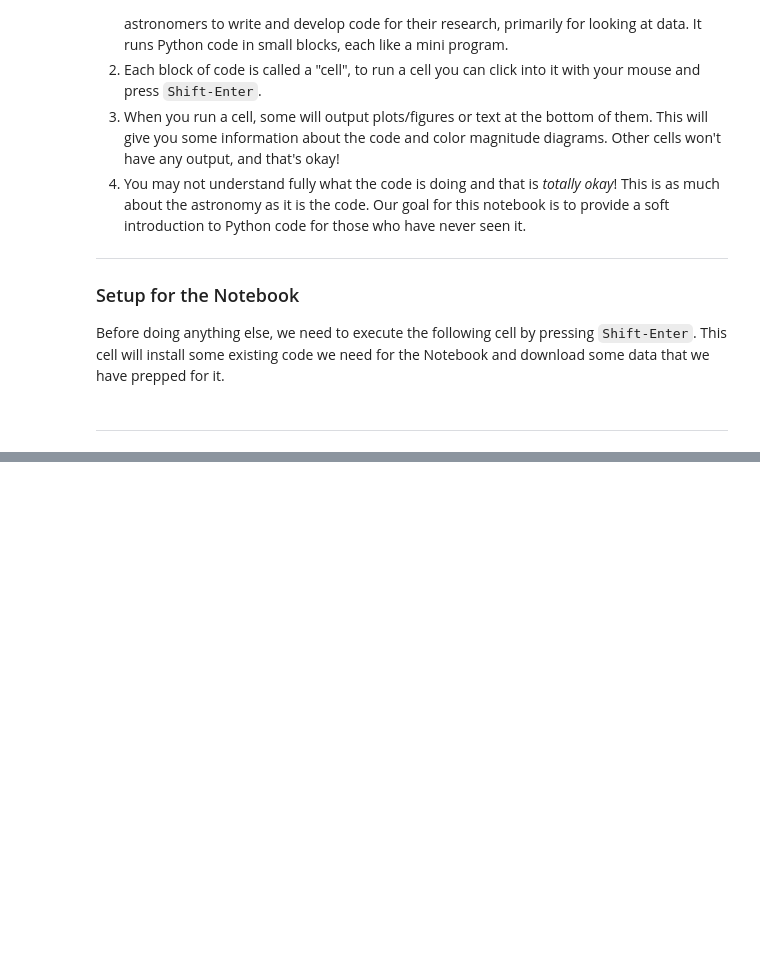
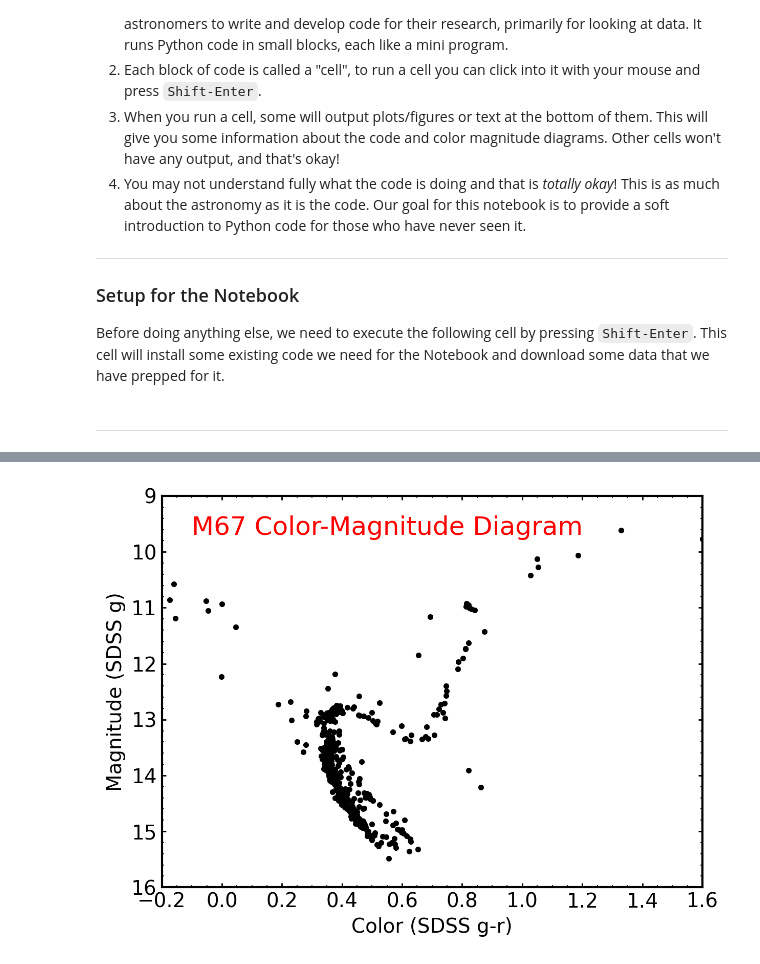
Before and after one commit to noahfranz13/astro-education-nbs, a Jupyter notebook: notebooks/color-magnitude-diagram-activity.ipynb, the cells around one changed output, grey strips where cells are left out. Saved outputs shown, nothing was run; the diff lists cells and outputs as text; code cells hidden in the pictures; blank space fills up the shorter version.

```diff
--- a/notebooks/color-magnitude-diagram-activity.ipynb
+++ b/notebooks/color-magnitude-diagram-activity.ipynb
@@ -137,13 +141,15 @@ To place a text label on a plot, we will use the `write_label` function. To use
 Let's do an example together! Say we want to give the color-magnitude diagram above a "title" that is within the bounds of the figure. Here is how we would do that:
 # %%
 # define the coordinate variable at the x and y position of the label
-coordinate = (-0.1, 9.7)
+title_position = (-0.1, 9.7)
 
 # create the color-magnitude plot so that it draws below this cell
 ax = show_cluster_data()
 
 # now write a label on the color-magnitude plot.
-write_label(*coordinate, "M67 Color-Magnitude Diagram", ax)
+write_label(*title_position, "M67 Color-Magnitude Diagram", ax)
+# %% [output]
+[figure, added]
 # %% [markdown]
 Note that we've saved the plot in the variable "ax" so we also give that to the `write_label` function so it knows _which plot to write the text on_.
 
```
Also changed, not shown: parts of 24 cells of this notebook, 1 other file.
